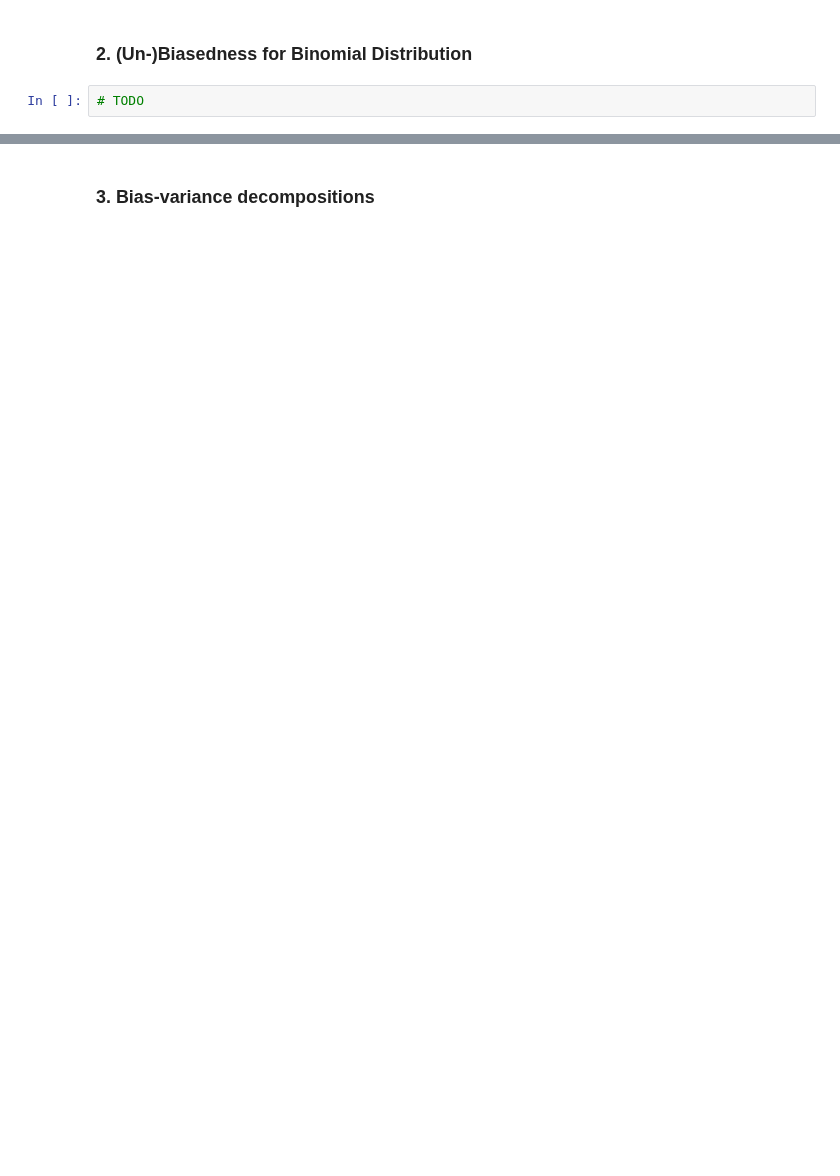
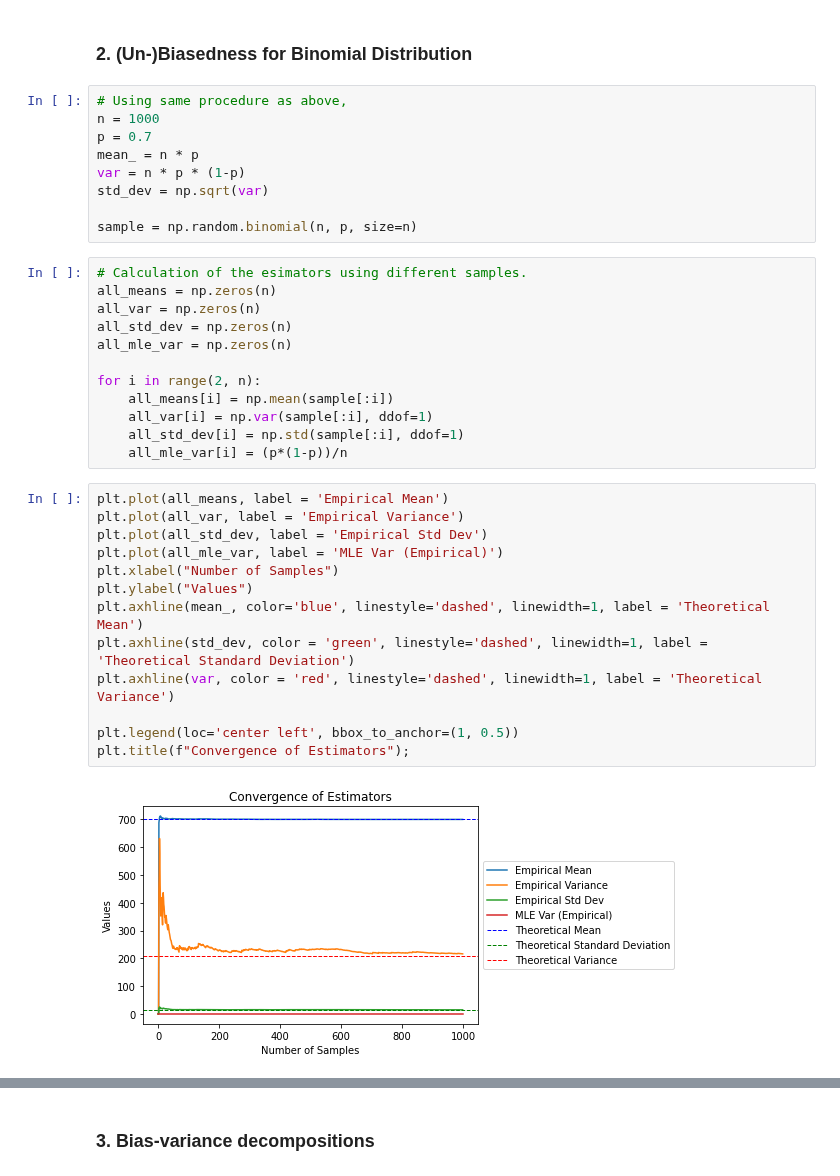
Before and after one commit to DorotheaMueller/statistics_assignments, a Jupyter notebook: ex_2.ipynb, the cells around one changed output, grey strips where cells are left out. Saved outputs shown, nothing was run; the diff lists cells and outputs as text; blank space fills up the shorter version.

```diff
--- a/ex_2.ipynb
+++ b/ex_2.ipynb
@@ -303,4 +289,38 @@ Although we expected the standard deviation to be biased and the variance to not
 # %% [markdown]
 ### 2. (Un-)Biasedness for Binomial Distribution
-# %%
-# TODO
+# %%
+# Using same procedure as above,
+n = 1000
+p = 0.7
+mean_ = n * p
+var = n * p * (1-p)
+std_dev = np.sqrt(var)
+
+sample = np.random.binomial(n, p, size=n)
+# %%
+# Calculation of the esimators using different samples.
+all_means = np.zeros(n)
+all_var = np.zeros(n)
+all_std_dev = np.zeros(n)
+all_mle_var = np.zeros(n)
+
+for i in range(2, n):
+    all_means[i] = np.mean(sample[:i])
+    all_var[i] = np.var(sample[:i], ddof=1)
+    all_std_dev[i] = np.std(sample[:i], ddof=1)
+    all_mle_var[i] = (p*(1-p))/n
+# %%
+plt.plot(all_means, label = 'Empirical Mean')
+plt.plot(all_var, label = 'Empirical Variance')
+plt.plot(all_std_dev, label = 'Empirical Std Dev')
+plt.plot(all_mle_var, label = 'MLE Var (Empirical)')
+plt.xlabel("Number of Samples")
+plt.ylabel("Values")
+plt.axhline(mean_, color='blue', linestyle='dashed', linewidth=1, label = 'Theoretical Mean')
+plt.axhline(std_dev, color = 'green', linestyle='dashed', linewidth=1, label = 'Theoretical Standard Deviation')
+plt.axhline(var, color = 'red', linestyle='dashed', linewidth=1, label = 'Theoretical Variance')
+
+plt.legend(loc='center left', bbox_to_anchor=(1, 0.5))
+plt.title(f"Convergence of Estimators");
+# %% [output]
+[figure, added]
```
Also changed, not shown: parts of 24 cells of this notebook.
